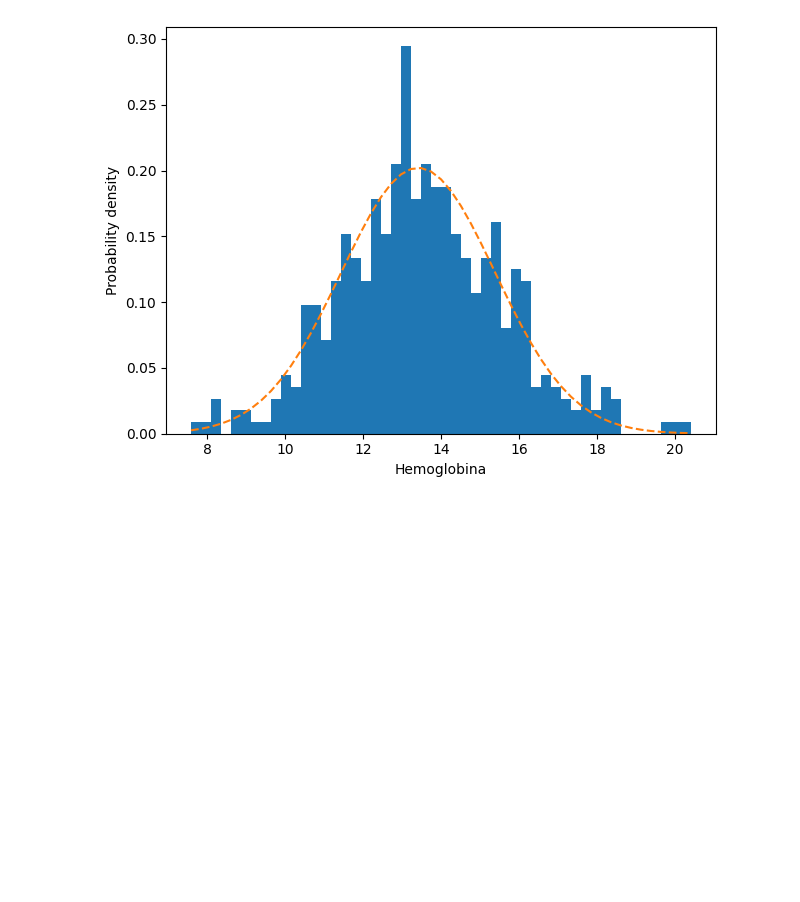
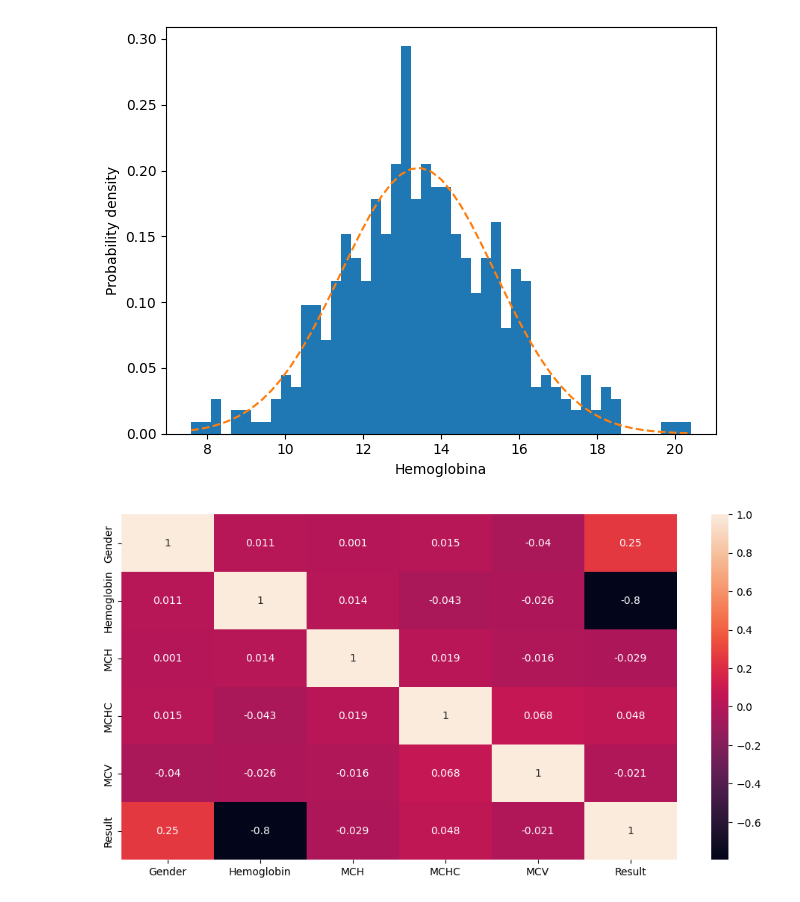
Before and after one commit to cantaruttim/Anemia, a Jupyter notebook: Anemia.ipynb, the cells around one changed output. Saved outputs shown, nothing was run; the diff lists cells and outputs as text; code cells hidden in the pictures; blank space fills up the shorter version.

```diff
--- a/Anemia.ipynb
+++ b/Anemia.ipynb
@@ -95,3 +95,8 @@ fig.tight_layout()
 plt.show()
 # %% [output]
 [figure]
+# %%
+plt.figure(figsize=(12,6))
+sns.heatmap(dataset.corr(), annot=True);
+# %% [output]
+[figure, added]
```
Also changed, not shown: parts of 21 cells of this notebook.
